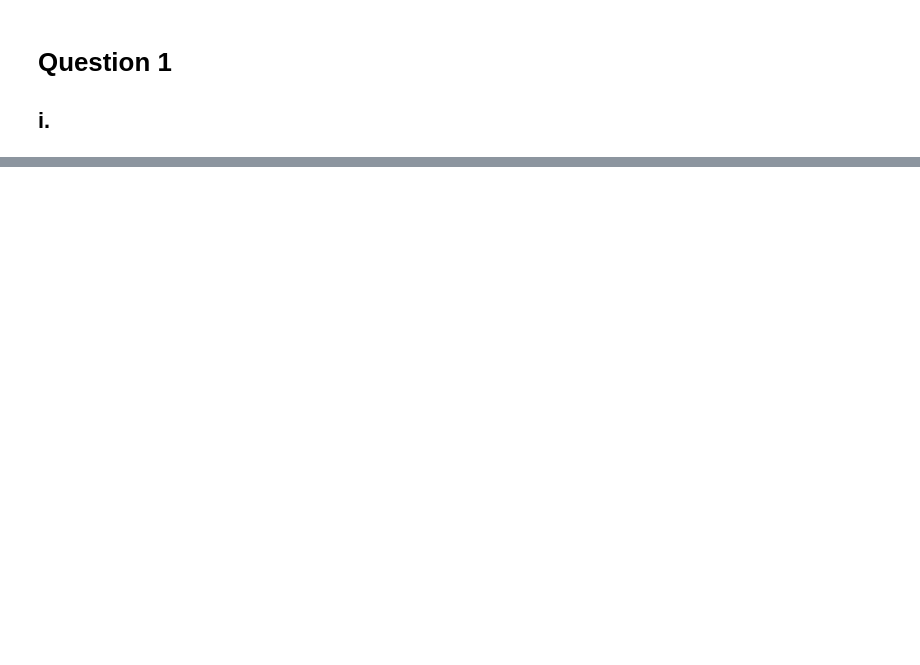
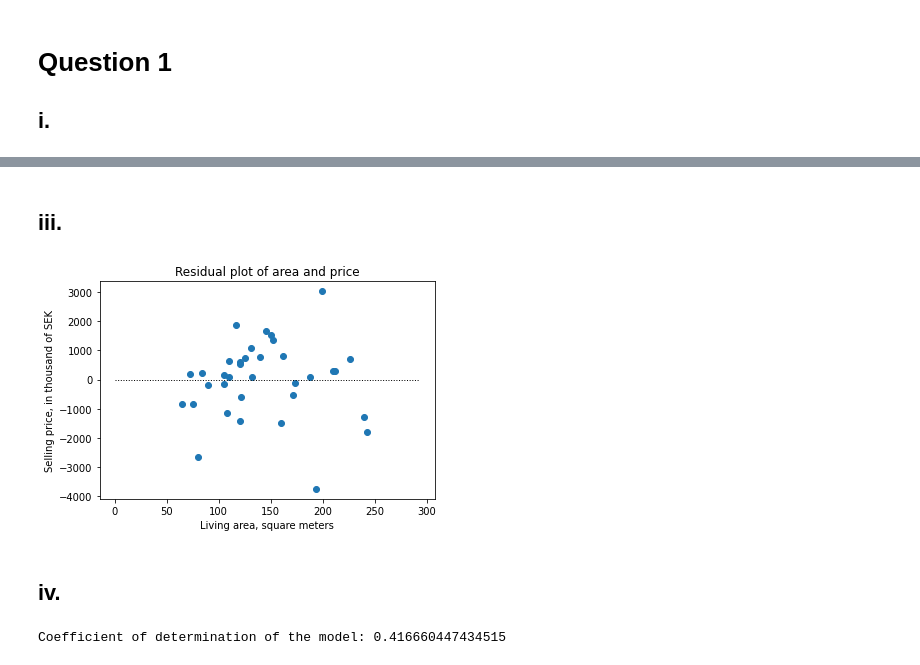
Before and after one commit to RomainTHD-UniStuff/DAT405_Introduction_to_Data_Science_and_AI, a Jupyter notebook: Assignment_2/Assignment_2.ipynb, the cells around one changed output, grey strips where cells are left out. Drawn from its saved outputs; the diff is of its cells as text; code cells hidden in the pictures; blank space fills up the shorter version.

```diff
--- a/Assignment_2/Assignment_2.ipynb
+++ b/Assignment_2/Assignment_2.ipynb
@@ -7,0 +63,24 @@
+# %% [markdown]
+## iii.
+# %%
+predictions = model.predict(x)
+residuals = y - predictions
+
+xline = np.linspace(0, max(table["Area"]) + 50, 1000)
+yline = [ 0 for i in range(len(xfit)) ]
+
+plt.title("Residual plot of area and price")
+plt.xlabel("Living area, square meters")
+plt.ylabel("Selling price, in thousand of SEK")
+
+plt.scatter(x, residuals)
+plt.plot(xline, yline, color="black", linestyle="dotted", linewidth=1)
+plt.show()
+# %% [output]
+[figure, added]
+# %% [markdown]
+## iv.
+# %%
+print("Coefficient of determination of the model:", model.score(x, y))
+# %% [output]
+Coefficient of determination of the model: 0.416660447434515
```
Also changed, not shown: parts of 18 cells of this notebook, 1 other file.
